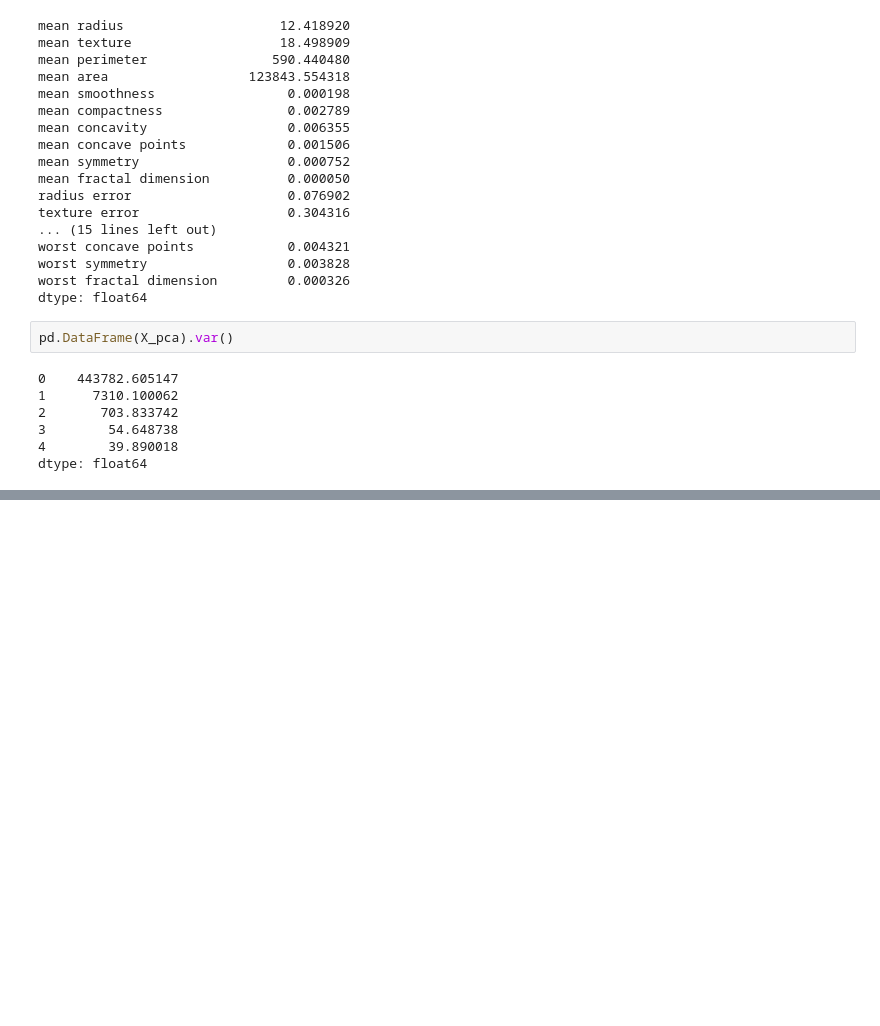
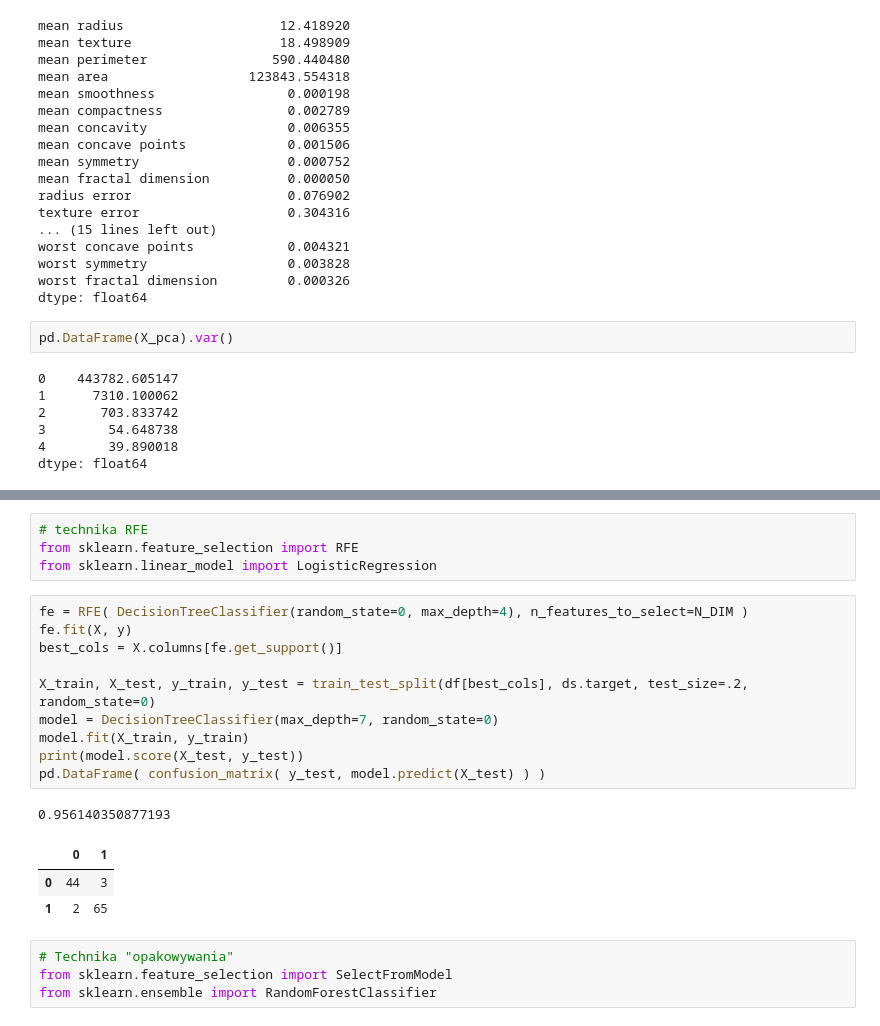
Before and after one commit to pad1903alx/kursalx, a Jupyter notebook: Dzien09/03-pca.ipynb, the cells around one changed output, grey strips where cells are left out. Saved outputs shown, nothing was run; the diff lists cells and outputs as text; blank space fills up the shorter version.

```diff
--- a/Dzien09/03-pca.ipynb
+++ b/Dzien09/03-pca.ipynb
@@ -141,0 +174,23 @@ dtype: float64
+# %%
+# technika RFE
+from sklearn.feature_selection import RFE
+from sklearn.linear_model import LogisticRegression
+# %%
+fe = RFE( DecisionTreeClassifier(random_state=0, max_depth=4), n_features_to_select=N_DIM )
+fe.fit(X, y)
+best_cols = X.columns[fe.get_support()]
+
+X_train, X_test, y_train, y_test = train_test_split(df[best_cols], ds.target, test_size=.2, random_state=0)
+model = DecisionTreeClassifier(max_depth=7, random_state=0)
+model.fit(X_train, y_train)
+print(model.score(X_test, y_test))
+pd.DataFrame( confusion_matrix( y_test, model.predict(X_test) ) )
+# %% [output]
+0.956140350877193
+|  | 0 | 1 |
+| 0 | 44 | 3 |
+| 1 | 2 | 65 |
+# %%
+# Technika "opakowywania"
+from sklearn.feature_selection import SelectFromModel
+from sklearn.ensemble import RandomForestClassifier
```
Also changed, not shown: parts of 8 cells of this notebook, 1 other file.
